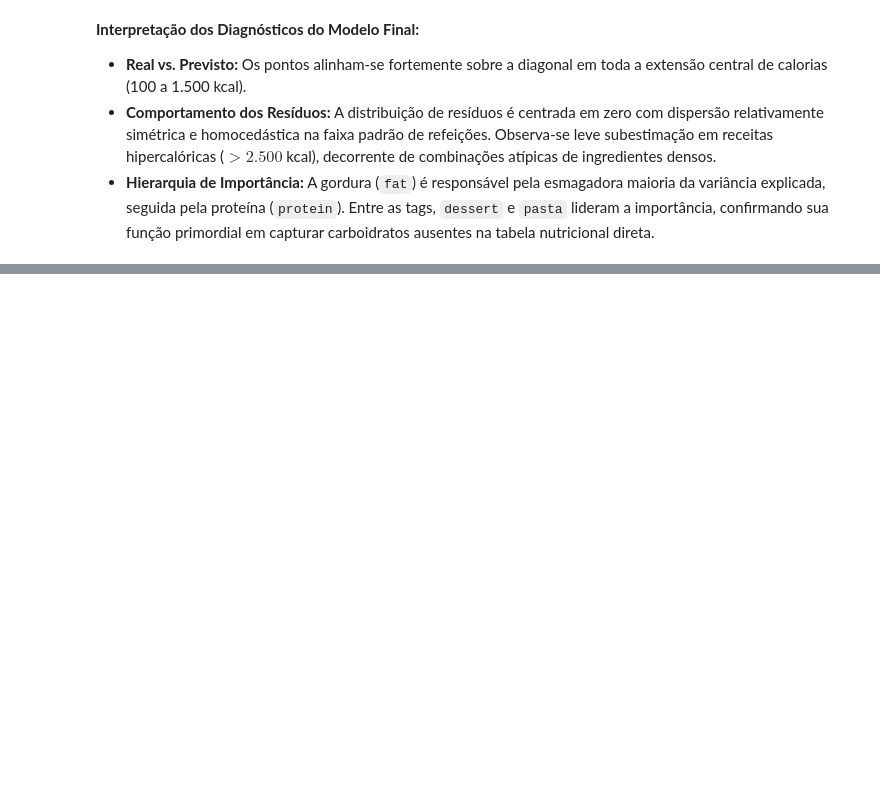
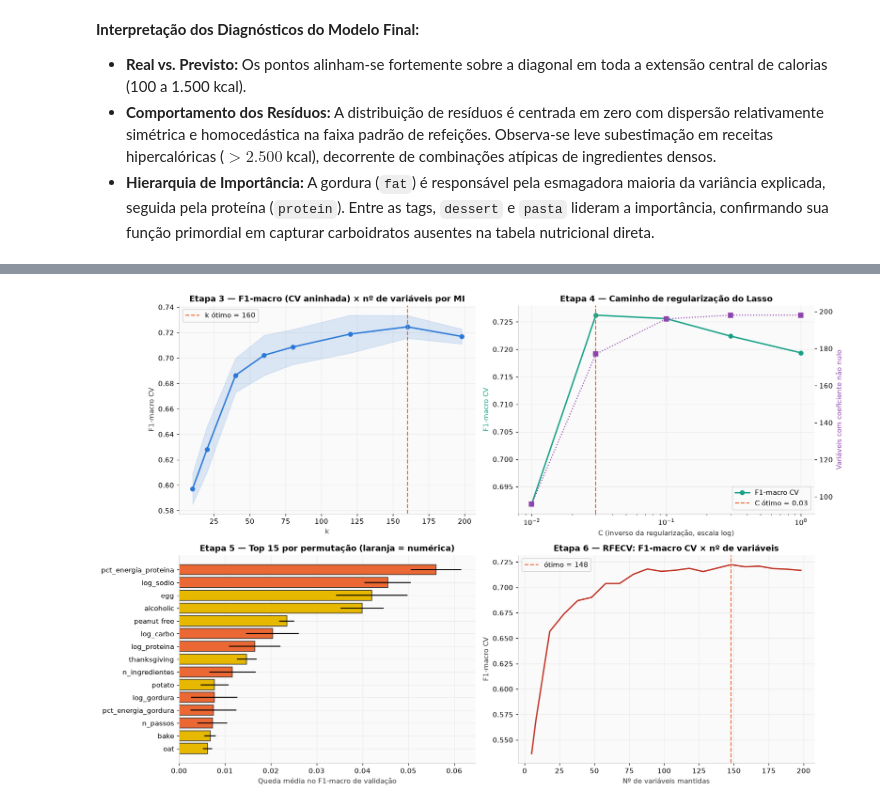
Before and after one commit to LucasBuccini/ml-trabalho-final, a Jupyter notebook: trabalho_final.ipynb, the cells around one changed output, grey strips where cells are left out. Cells and saved outputs as stored; diff of their text form; code cells hidden in the pictures; blank space fills up the shorter version.

```diff
--- a/trabalho_final.ipynb
+++ b/trabalho_final.ipynb
@@ -1698,0 +1172,96 @@ Este projeto final explorou o conjunto de dados da Epicurious sob a ótica dos t
+# %%
+# 2.4 (Etapas 3 a 6) Informação mútua com k por CV aninhada, Lasso L1, permutação e RFECV
+t_inicio = time.time()
+ref_logit = lambda: LogisticRegression(C=1.0, class_weight="balanced", max_iter=5000)
+
+# Etapa 3 — curva F1-macro × k (SelectKBest refeito dentro de cada fold → sem viés de seleção)
+mask_e2 = np.array([c in TAGS_PERMITIDAS for c in feats_e2])
+mi_func_t = partial(mutual_info_classif, discrete_features=mask_e2, random_state=SEED)
+ks_t = [10, 20, 40, 60, 80, 120, 160, len(feats_e2)]
+curva_k_t = {}
+for k in ks_t:
+    pipe_k = Pipeline([("imp", SimpleImputer(strategy="median")), ("kbest", SelectKBest(mi_func_t, k=k)),
+                       ("sc", StandardScaler()), ("clf", ref_logit())])
+    s_k = cross_val_score(pipe_k, X_tr_t[feats_e2], y_tr_t, cv=skf_tipo, scoring="f1_macro", n_jobs=-1)
+    curva_k_t[k] = (s_k.mean(), s_k.std())
+k_mi_t = max(curva_k_t, key=lambda k: curva_k_t[k][0])
+sel_mi_t = mi_t.reindex(feats_e2).sort_values(ascending=False).head(k_mi_t).index.tolist()
+
+# Etapa 4 — Lasso logístico multinomial (solver saga): caminho de regularização
+Cs_t = [0.01, 0.03, 0.1, 0.3, 1.0]
+curva_l1_t = []
+for C in Cs_t:
+    pipe_l1 = Pipeline([("sc", StandardScaler()),
+                        ("clf", LogisticRegression(l1_ratio=1.0, solver="saga", C=C, class_weight="balanced", max_iter=3000, tol=1e-3))])
+    s_l1 = cross_val_score(pipe_l1, X_tr_imp_t[feats_e2], y_tr_t, cv=skf_tipo, scoring="f1_macro", n_jobs=-1)
+    nz = int((np.abs(pipe_l1.fit(X_tr_imp_t[feats_e2], y_tr_t)[-1].coef_).sum(axis=0) > 0).sum())
+    curva_l1_t.append({"C": C, "f1": s_l1.mean(), "nao_nulos": nz})
+curva_l1_t = pd.DataFrame(curva_l1_t)
+C_l1_t = curva_l1_t.loc[curva_l1_t["f1"].idxmax(), "C"]
+lasso_t = Pipeline([("sc", StandardScaler()),
+                    ("clf", LogisticRegression(l1_ratio=1.0, solver="saga", C=C_l1_t, class_weight="balanced", tol=1e-3,
+                                               max_iter=5000))]).fit(X_tr_imp_t[feats_e2], y_tr_t)
+sel_l1_t = list(np.array(feats_e2)[np.abs(lasso_t[-1].coef_).sum(axis=0) > 0])
+
+# Etapa 5 — importância por permutação (Gradient Boosting, validação interna de 25% do treino)
+X_sub_t, X_val_t, y_sub_t, y_val_t = train_test_split(X_tr_imp_t[feats_e2], y_tr_t, test_size=0.25,
+                                                      random_state=SEED, stratify=y_tr_t)
+hgb_sel_t = HistGradientBoostingClassifier(learning_rate=0.05, max_iter=300, random_state=SEED).fit(X_sub_t, y_sub_t)
+perm_t = permutation_importance(hgb_sel_t, X_val_t, y_val_t, scoring="f1_macro", n_repeats=5, random_state=SEED, n_jobs=-1)
+imp_perm_t = pd.DataFrame({"media": perm_t.importances_mean, "dp": perm_t.importances_std}, index=feats_e2)
+sel_perm_t = imp_perm_t.index[(imp_perm_t["media"] - imp_perm_t["dp"]) > 0].tolist()
+
+# Etapa 6 — RFECV com Regressão Logística multinomial
+X_tr_esc_t = pd.DataFrame(StandardScaler().fit_transform(X_tr_imp_t[feats_e2]), columns=feats_e2, index=X_tr_t.index)
+rfecv_t = RFECV(ref_logit(), step=10, cv=skf_tipo, scoring="f1_macro", min_features_to_select=5, n_jobs=-1).fit(X_tr_esc_t, y_tr_t)
+sel_rfe_t = list(np.array(feats_e2)[rfecv_t.support_])
+
+print(f"Etapa 3 — Informação mútua: k ótimo = {k_mi_t} (F1-macro CV = {curva_k_t[k_mi_t][0]:.4f}; "
+      f"com todas as {len(feats_e2)}: {curva_k_t[len(feats_e2)][0]:.4f})")
+print(f"Etapa 4 — Lasso L1:         C ótimo = {C_l1_t} → {len(sel_l1_t)} variáveis com coeficiente não nulo")
+print(f"Etapa 5 — Permutação (HGB): {len(sel_perm_t)} variáveis com importância significativamente positiva")
+print(f"Etapa 6 — RFECV:            {rfecv_t.n_features_} variáveis no subconjunto ótimo")
+print(f"Tempo total da seleção: {time.time() - t_inicio:.0f}s")
+
+fig, axes = plt.subplots(2, 2, figsize=(15, 10))
+ks_arr = np.array(list(curva_k_t.keys()))
+med = np.array([v[0] for v in curva_k_t.values()])
+dp = np.array([v[1] for v in curva_k_t.values()])
+axes[0, 0].plot(ks_arr, med, marker="o", color="#2a78d6", linewidth=2)
+axes[0, 0].fill_between(ks_arr, med - dp, med + dp, color="#2a78d6", alpha=0.15)
+axes[0, 0].axvline(k_mi_t, color="#eb6834", linestyle="--", label=f"k ótimo = {k_mi_t}")
+axes[0, 0].set_title("Etapa 3 — F1-macro (CV aninhada) × nº de variáveis por MI")
+axes[0, 0].set_xlabel("k")
+axes[0, 0].set_ylabel("F1-macro CV")
+axes[0, 0].legend()
+
+ax_b = axes[0, 1]
+ax_b.plot(curva_l1_t["C"], curva_l1_t["f1"], marker="o", color="#16a085", linewidth=2, label="F1-macro CV")
+ax_b.set_xscale("log")
+ax_b.axvline(C_l1_t, color="#eb6834", linestyle="--", label=f"C ótimo = {C_l1_t}")
+ax_b.set_xlabel("C (inverso da regularização, escala log)")
+ax_b.set_ylabel("F1-macro CV", color="#16a085")
+ax_b2 = ax_b.twinx()
+ax_b2.plot(curva_l1_t["C"], curva_l1_t["nao_nulos"], marker="s", color="#8e44ad", linestyle=":")
+ax_b2.set_ylabel("Variáveis com coeficiente não nulo", color="#8e44ad")
+ax_b2.grid(False)
+ax_b.set_title("Etapa 4 — Caminho de regularização do Lasso")
+ax_b.legend(loc="lower right")
+
+top_perm_t = imp_perm_t.sort_values("media", ascending=False).head(15)[::-1]
+axes[1, 0].barh(top_perm_t.index, top_perm_t["media"], xerr=top_perm_t["dp"],
+                color=["#eb6834" if c in NUM_TIPO else "#e6b800" for c in top_perm_t.index], edgecolor="#333333")
+axes[1, 0].set_title("Etapa 5 — Top 15 por permutação (laranja = numérica)")
+axes[1, 0].set_xlabel("Queda média no F1-macro de validação")
+
+n_feats_rfe_t = rfecv_t.cv_results_.get("n_features", np.arange(len(rfecv_t.cv_results_["mean_test_score"])))
+axes[1, 1].plot(n_feats_rfe_t, rfecv_t.cv_results_["mean_test_score"], color="#c0392b", linewidth=2)
+axes[1, 1].axvline(rfecv_t.n_features_, color="#eb6834", linestyle="--", label=f"ótimo = {rfecv_t.n_features_}")
+axes[1, 1].set_title("Etapa 6 — RFECV: F1-macro CV × nº de variáveis")
+axes[1, 1].set_xlabel("Nº de variáveis mantidas")
+axes[1, 1].set_ylabel("F1-macro CV")
+axes[1, 1].legend()
+plt.tight_layout()
+plt.savefig("figuras/selecao_variaveis_classificacao.png", dpi=150, bbox_inches="tight")
+plt.show()
+# %% [output]
@@ -1698,0 +1273 @@ Este projeto final explorou o conjunto de dados da Epicurious sob a ótica dos t
+[figure, added]
```
Also changed, not shown: parts of 91 cells of this notebook, 19 other files.
